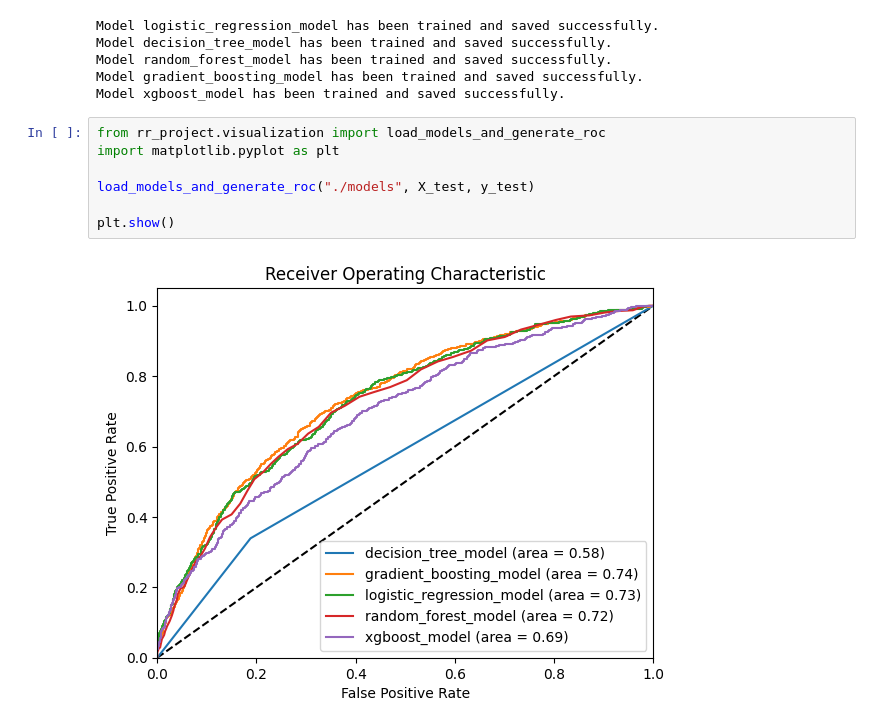
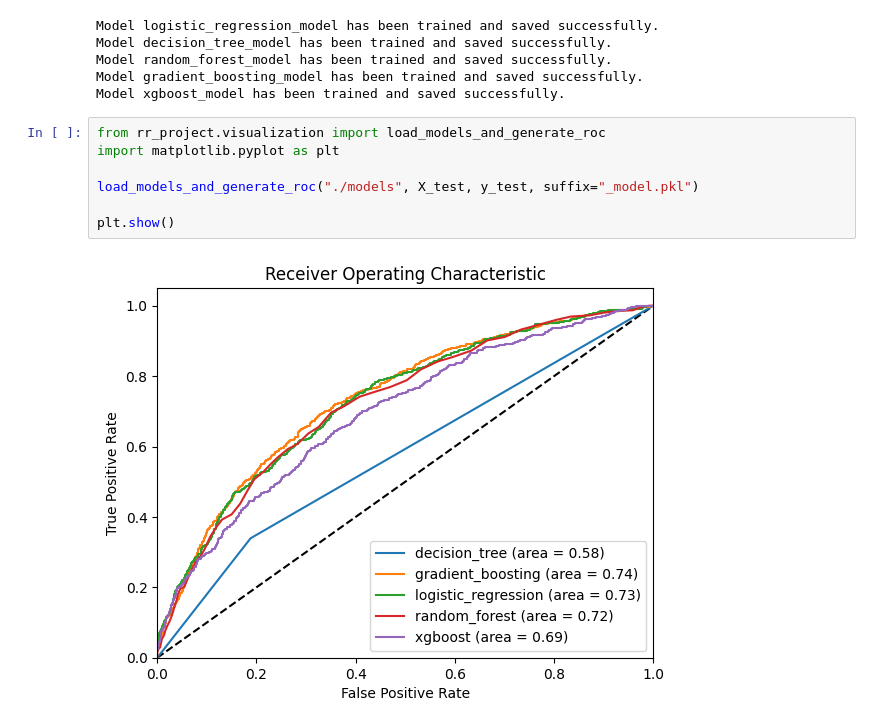
Before and after one commit to hoobys/Reproducible-Research-uni-project, a Jupyter notebook: report.ipynb, the cells around one changed output. Drawn from its saved outputs; the diff is of its cells as text.

```diff
--- a/report.ipynb
+++ b/report.ipynb
@@ -225,9 +268,9 @@ Model xgboost_model has been trained and saved successfully.
 # %%
 from rr_project.visualization import load_models_and_generate_roc
 import matplotlib.pyplot as plt
 
-load_models_and_generate_roc("./models", X_test, y_test)
+load_models_and_generate_roc("./models", X_test, y_test, suffix="_model.pkl")
 
 plt.show()
 # %% [output]
-[figure, old version]
+[figure, new version]
```
Also changed, not shown: parts of 6 cells of this notebook, 8 other files.
